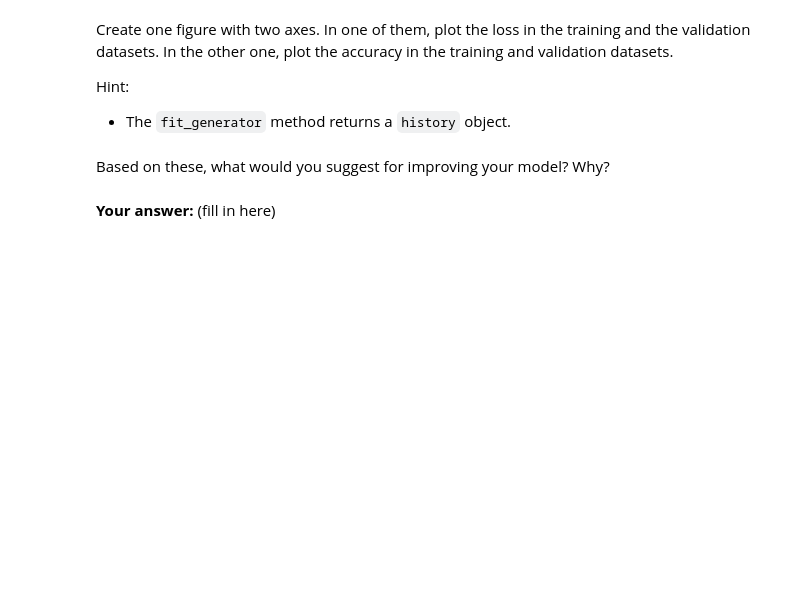
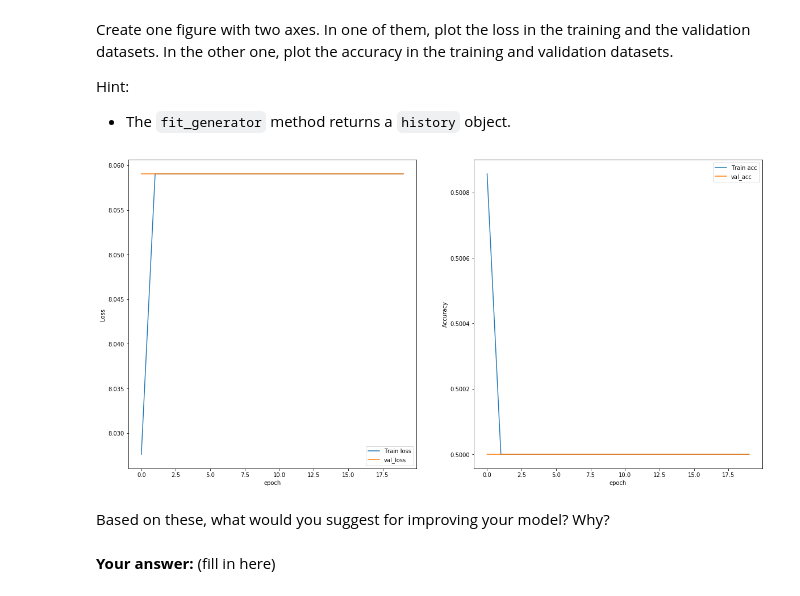
Before and after one commit to Smondal94/deep_learning_HA1, a Jupyter notebook: HA1.ipynb, the cells around one changed output. Cells and saved outputs as stored; diff of their text form; code cells hidden in the pictures; blank space fills up the shorter version.

```diff
--- a/HA1.ipynb
+++ b/HA1.ipynb
@@ -154,4 +155,4 @@ model = base_model()
 
 #fit the model
 tb = TensorBoard(log_dir='./logs/initial_setting')
-history = model.fit_generator( small_train_generator, epochs=20, validation_data=small_val_generator, callbacks=[tb], use_multiprocessing=True)
+history = model.fit_generator( small_train_generator, epochs=20, validation_data=small_val_generator, callbacks=[tb])
@@ -165,3 +182,21 @@ Hint:
+# %%
+fig, ax = plt.subplots(1,2,figsize=(20,10))
+
+ax[0].plot(history.history['loss'], label="Train loss")
+ax[0].plot(history.history['val_loss'], label="val_loss")
+ax[0].legend()
+ax[0].set_xlabel("epoch")
+ax[0].set_ylabel("Loss")
+
+ax[1].plot(history.history['acc'], label="Train acc")
+ax[1].plot(history.history['val_acc'], label="val_acc")
+ax[1].legend()
+ax[1].set_xlabel("epoch")
+ax[1].set_ylabel("Accuracy")
+
+plt.show()
+# %% [output]
+[figure, added]
 # %% [markdown]
 Based on these, what would you suggest for improving your model? Why?
 # %% [markdown]
```
Also changed, not shown: parts of 5 cells of this notebook, 3 other files.
